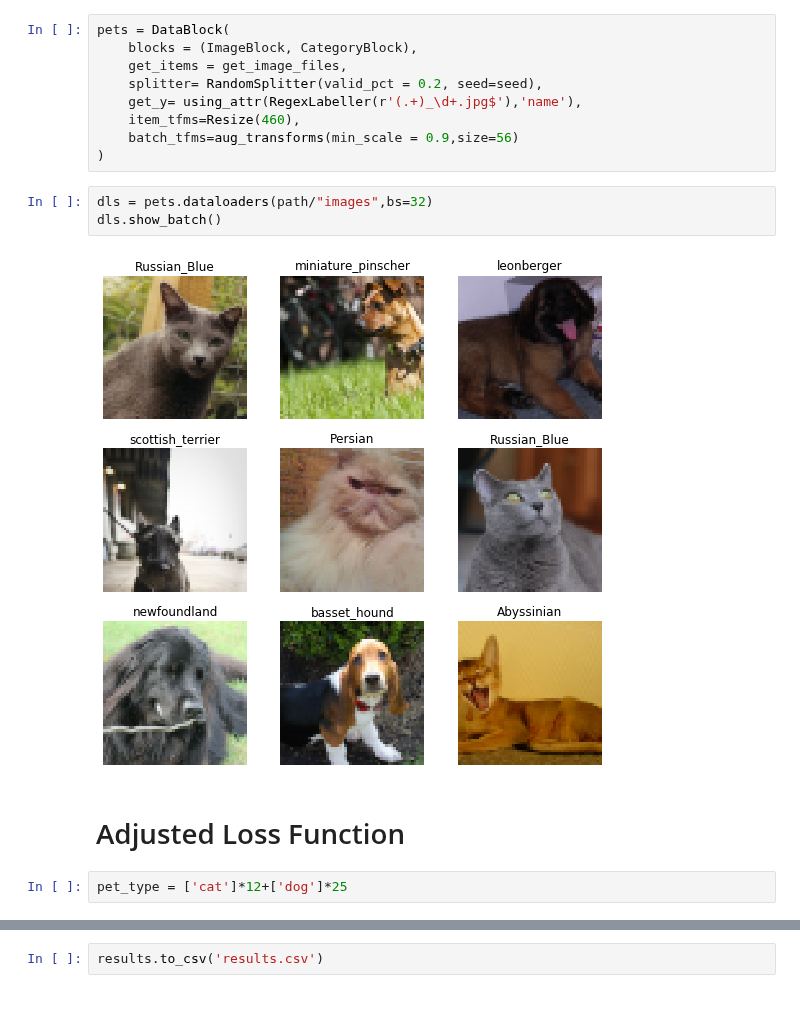
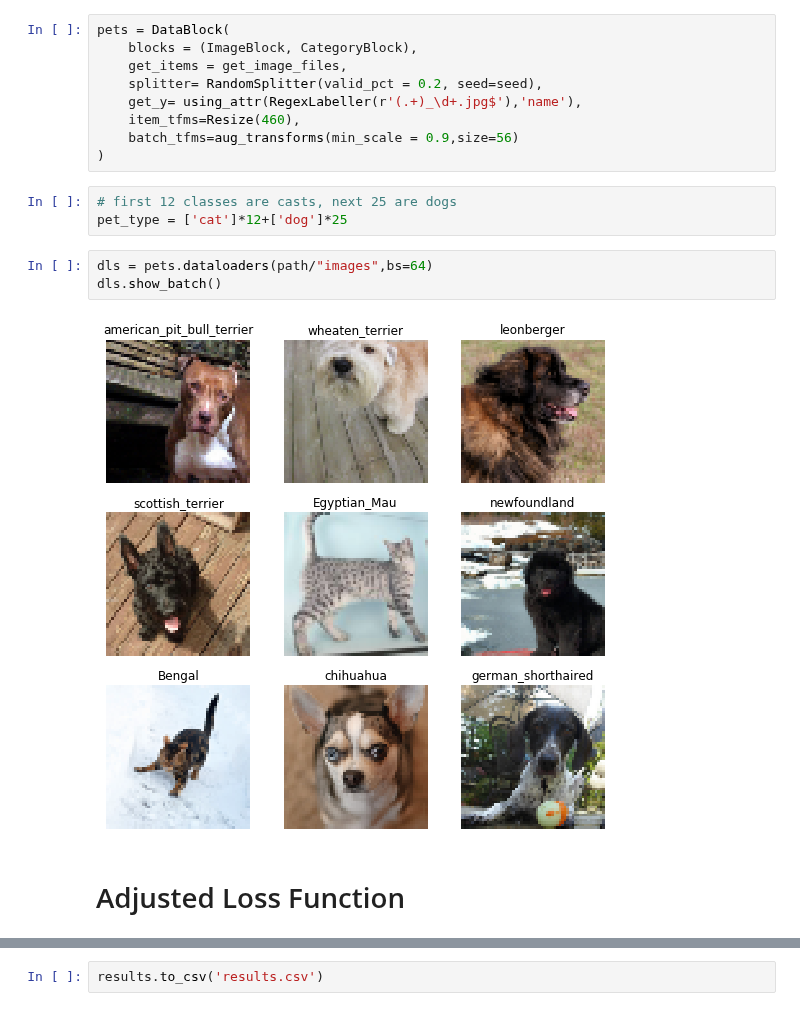
Before and after one commit to 1Paws7/blog, a Jupyter notebook: _notebooks/2020-07-19-Weighted Closeness - Fine Grain Image Classifier-Copy1.ipynb, the cells around one changed output, grey strips where cells are left out. Cells and saved outputs as stored; diff of their text form.

```diff
--- a/_notebooks/2020-07-19-Weighted Closeness - Fine Grain Image Classifier-Copy1.ipynb
+++ b/_notebooks/2020-07-19-Weighted Closeness - Fine Grain Image Classifier-Copy1.ipynb
@@ -52,15 +50,16 @@ pets = DataBlock(
     item_tfms=Resize(460),
     batch_tfms=aug_transforms(min_scale = 0.9,size=56)
 )
+# %%
+# first 12 classes are casts, next 25 are dogs
+pet_type = ['cat']*12+['dog']*25
 # %%
-dls = pets.dataloaders(path/"images",bs=32)
+dls = pets.dataloaders(path/"images",bs=64)
 dls.show_batch()
 # %% [output]
-[figure, old version]
+[figure, new version]
 # %% [markdown]
 # Adjusted Loss Function
-# %%
-pet_type = ['cat']*12+['dog']*25
 # %%
 from torch.nn.functional import nll_loss,log_softmax
 
```
Also changed, not shown: parts of 3 cells of this notebook.
